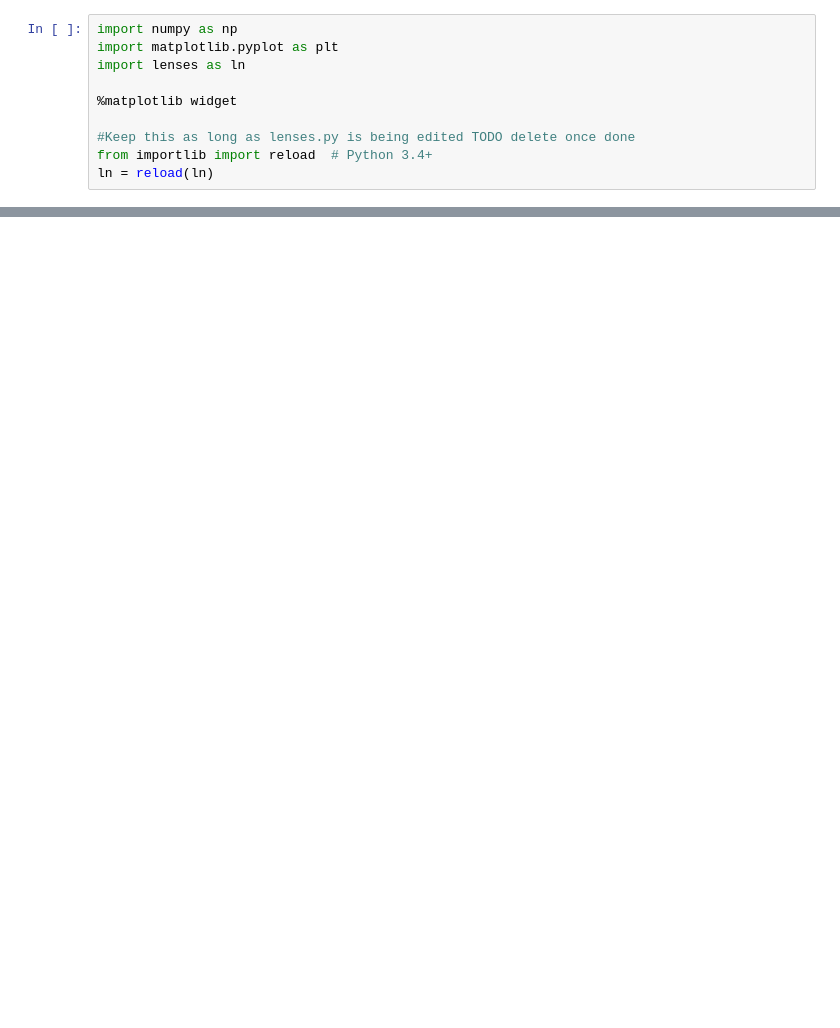
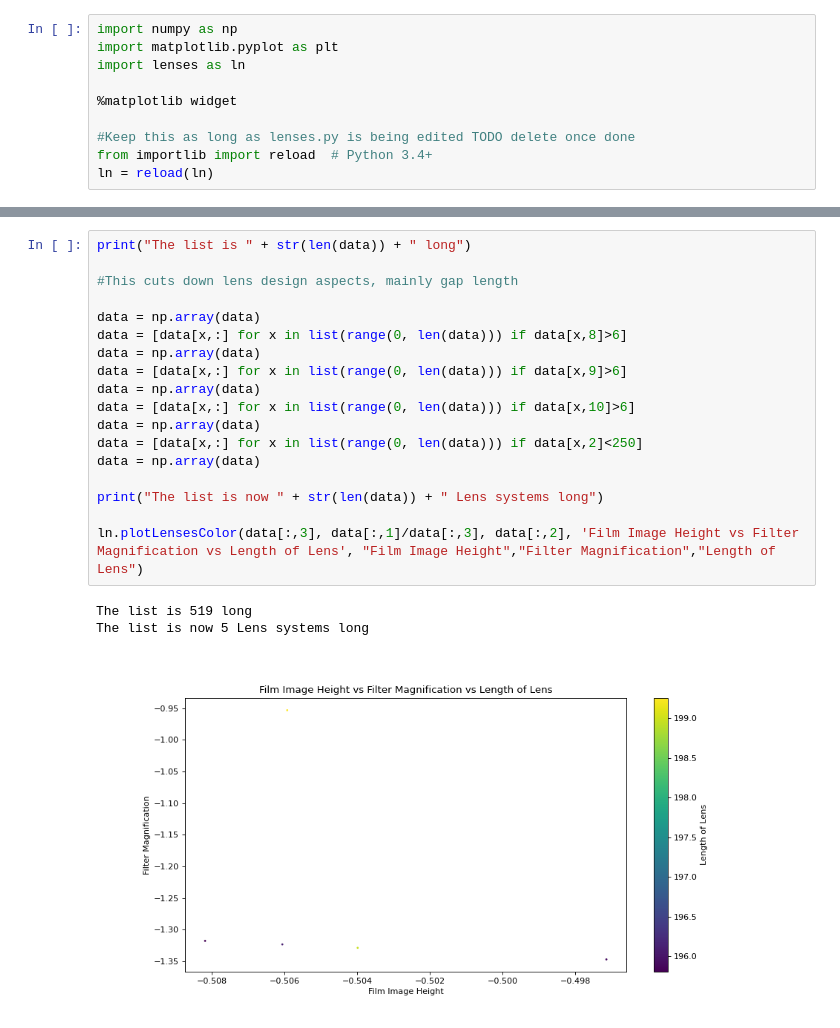
Before and after one commit to Leviticoos/Digichrome, a Jupyter notebook: LenSim/LensAnalysis2-1.ipynb, the cells around one changed output, grey strips where cells are left out. Cells and saved outputs as stored; diff of their text form; blank space fills up the shorter version.

```diff
--- a/LenSim/LensAnalysis2-1.ipynb
+++ b/LenSim/LensAnalysis2-1.ipynb
@@ -41,0 +78,22 @@ AttributeError: module 'lenses' has no attribute 'plotLensesColor'
+# %%
+print("The list is " + str(len(data)) + " long")
+
+#This cuts down lens design aspects, mainly gap length
+
+data = np.array(data)
+data = [data[x,:] for x in list(range(0, len(data))) if data[x,8]>6]
+data = np.array(data)
+data = [data[x,:] for x in list(range(0, len(data))) if data[x,9]>6]
+data = np.array(data)
+data = [data[x,:] for x in list(range(0, len(data))) if data[x,10]>6]
+data = np.array(data)
+data = [data[x,:] for x in list(range(0, len(data))) if data[x,2]<250]
+data = np.array(data)
+
+print("The list is now " + str(len(data)) + " Lens systems long")
+
+ln.plotLensesColor(data[:,3], data[:,1]/data[:,3], data[:,2], 'Film Image Height vs Filter Magnification vs Length of Lens', "Film Image Height","Filter Magnification","Length of Lens")
+# %% [output]
+The list is 519 long
+The list is now 5 Lens systems long
+[figure, added]
```
Also changed, not shown: parts of 6 cells of this notebook, 13 other files.
